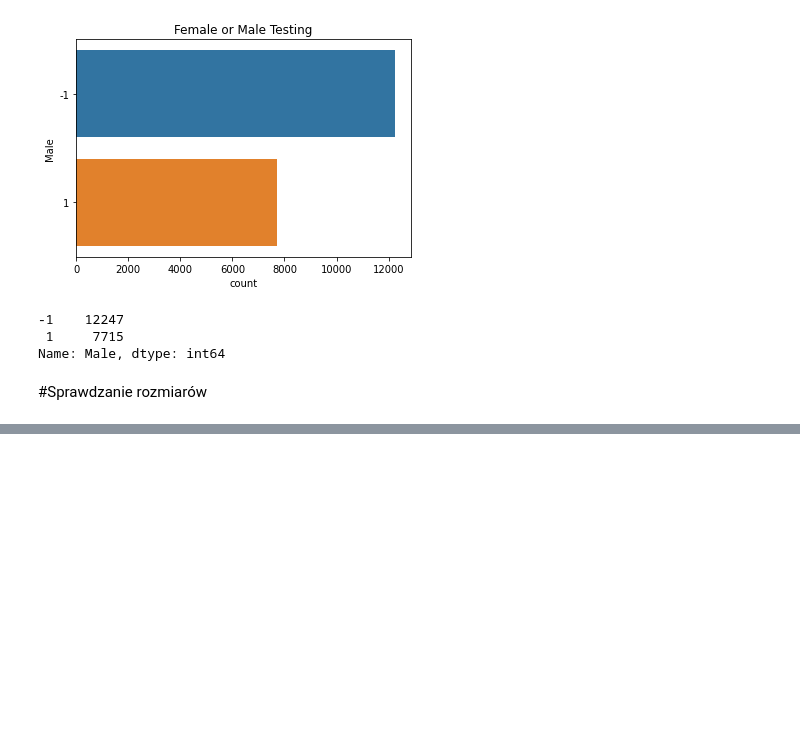
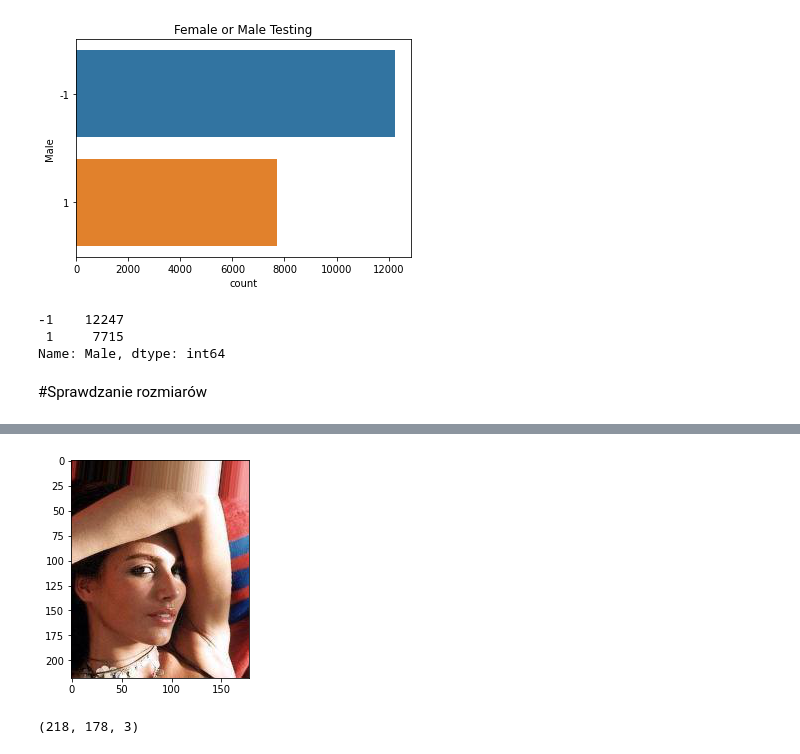
Before and after one commit to Salanakya/Flight-Cancellations, a Jupyter notebook: computer_vision_projekt.ipynb, the cells around one changed output, grey strips where cells are left out. Drawn from its saved outputs; the diff is of its cells as text; code cells hidden in the pictures; blank space fills up the shorter version.

```diff
--- a/computer_vision_projekt.ipynb
+++ b/computer_vision_projekt.ipynb
@@ -161,0 +172,10 @@ NameError: ignored
+# %%
+
+img2 = mpimg.imread('/content/img_align_celeba/img_align_celeba/111666.jpg')
+plt.imshow(img2)
+
+plt.show()
+print(img2.shape)
+# %% [output]
+[figure, added]
+(218, 178, 3)
```
Also changed, not shown: parts of 7 cells of this notebook.
